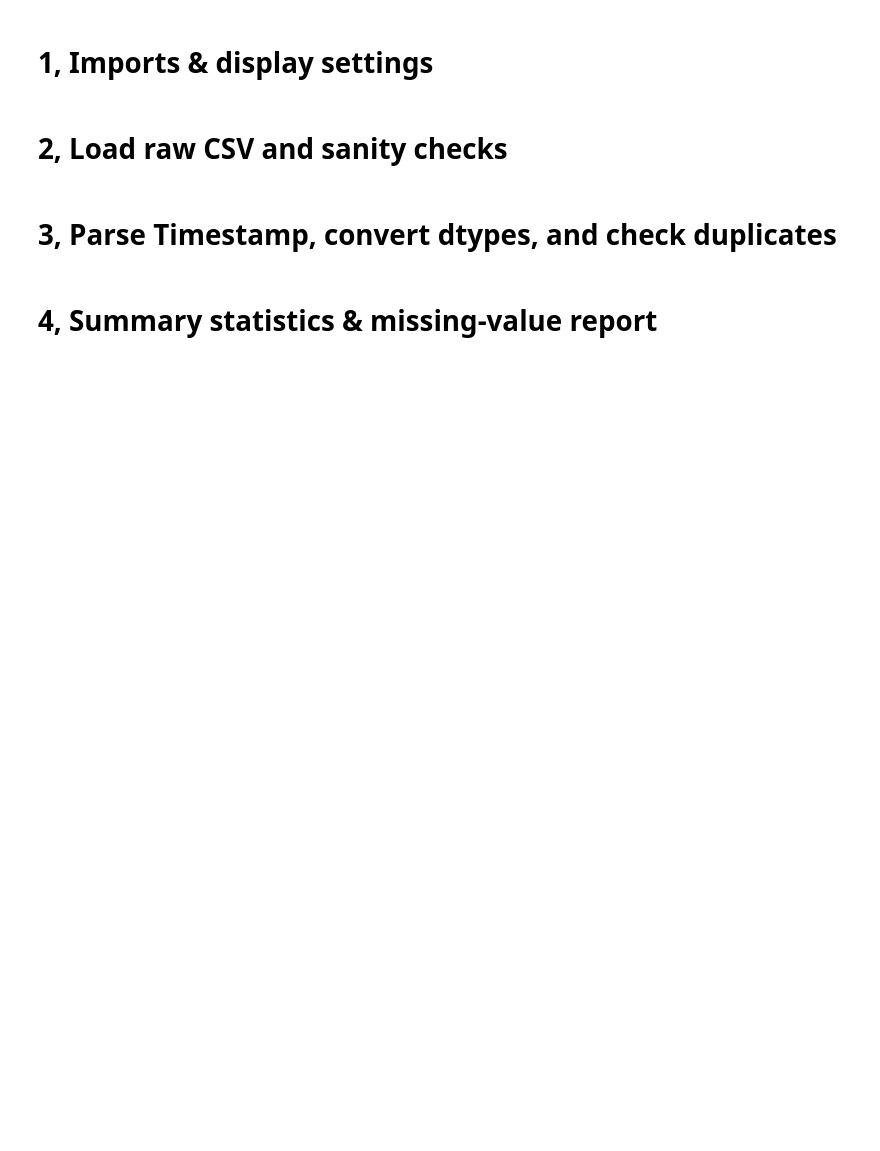
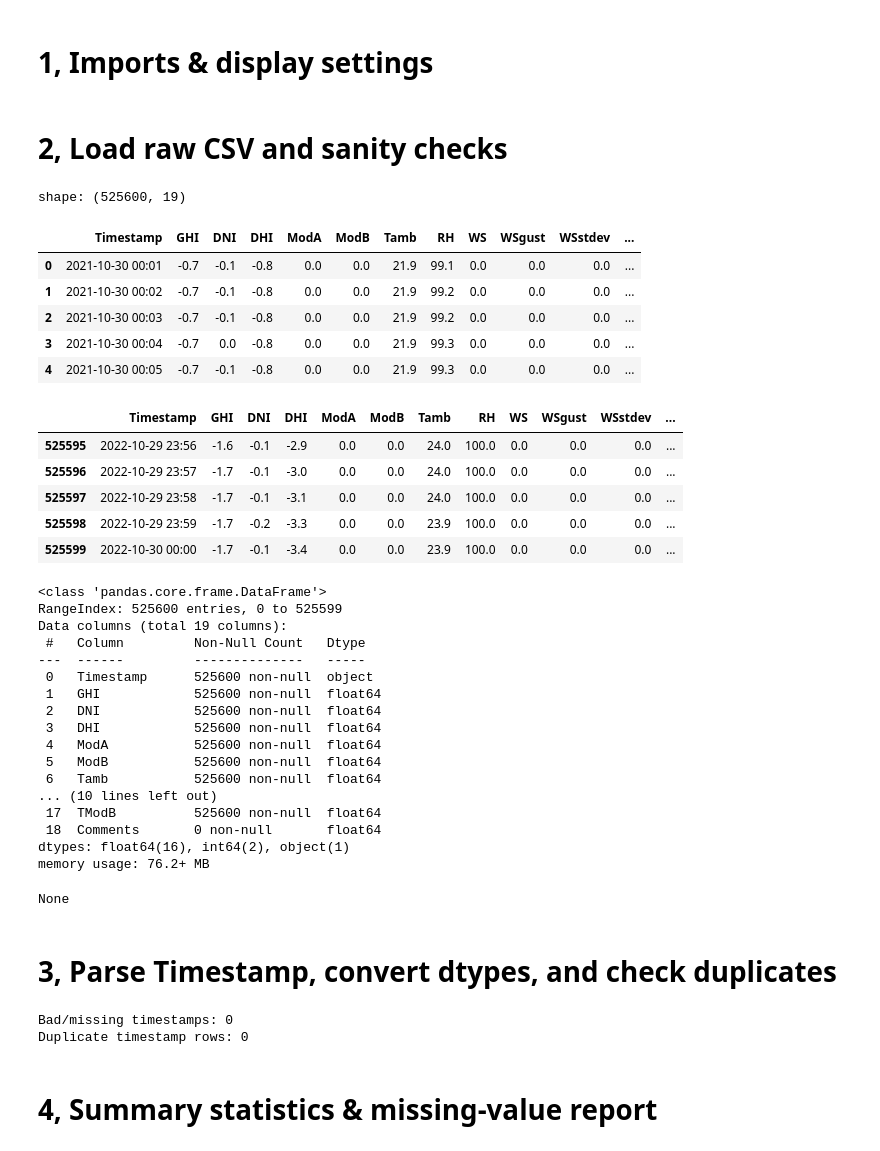
Before and after one commit to EdenFenta/solar-challenge-week0, a Jupyter notebook: notebooks/sierra_leone_eda.ipynb, the cells around one changed output. Saved outputs shown, nothing was run; the diff lists cells and outputs as text; code cells hidden in the pictures; blank space fills up the shorter version.

```diff
--- a/notebooks/sierra_leone_eda.ipynb
+++ b/notebooks/sierra_leone_eda.ipynb
@@ -14,16 +14,48 @@ sns.set_context('talk')
 # %% [markdown]
 # 2, Load raw CSV and sanity checks
 # %%
-raw_path = "../data/benin.csv"
+raw_path = "../data/sierra_leone.csv"
 if not os.path.exists(raw_path):
     raise FileNotFoundError(f"{raw_path} not found. Place raw CSV in data/")
 
 df = pd.read_csv(raw_path)
 
 print("shape:", df.shape)
 display(df.head())
 display(df.tail())
 display(df.info())
+# %% [output]
+shape: (525600, 19)
+|  | Timestamp | GHI | DNI | DHI | ModA | ModB | Tamb | RH | WS | WSgust | WSstdev | ... |
+| 0 | 2021-10-30 00:01 | -0.7 | -0.1 | -0.8 | 0.0 | 0.0 | 21.9 | 99.1 | 0.0 | 0.0 | 0.0 | ... |
+| 1 | 2021-10-30 00:02 | -0.7 | -0.1 | -0.8 | 0.0 | 0.0 | 21.9 | 99.2 | 0.0 | 0.0 | 0.0 | ... |
+| 2 | 2021-10-30 00:03 | -0.7 | -0.1 | -0.8 | 0.0 | 0.0 | 21.9 | 99.2 | 0.0 | 0.0 | 0.0 | ... |
+| 3 | 2021-10-30 00:04 | -0.7 | 0.0 | -0.8 | 0.0 | 0.0 | 21.9 | 99.3 | 0.0 | 0.0 | 0.0 | ... |
+| 4 | 2021-10-30 00:05 | -0.7 | -0.1 | -0.8 | 0.0 | 0.0 | 21.9 | 99.3 | 0.0 | 0.0 | 0.0 | ... |
+|  | Timestamp | GHI | DNI | DHI | ModA | ModB | Tamb | RH | WS | WSgust | WSstdev | ... |
+| 525595 | 2022-10-29 23:56 | -1.6 | -0.1 | -2.9 | 0.0 | 0.0 | 24.0 | 100.0 | 0.0 | 0.0 | 0.0 | ... |
+| 525596 | 2022-10-29 23:57 | -1.7 | -0.1 | -3.0 | 0.0 | 0.0 | 24.0 | 100.0 | 0.0 | 0.0 | 0.0 | ... |
+| 525597 | 2022-10-29 23:58 | -1.7 | -0.1 | -3.1 | 0.0 | 0.0 | 24.0 | 100.0 | 0.0 | 0.0 | 0.0 | ... |
+| 525598 | 2022-10-29 23:59 | -1.7 | -0.2 | -3.3 | 0.0 | 0.0 | 23.9 | 100.0 | 0.0 | 0.0 | 0.0 | ... |
+| 525599 | 2022-10-30 00:00 | -1.7 | -0.1 | -3.4 | 0.0 | 0.0 | 23.9 | 100.0 | 0.0 | 0.0 | 0.0 | ... |
+<class 'pandas.core.frame.DataFrame'>
+RangeIndex: 525600 entries, 0 to 525599
+Data columns (total 19 columns):
+ #   Column         Non-Null Count   Dtype
+---  ------         --------------   -----
+ 0   Timestamp      525600 non-null  object
+ 1   GHI            525600 non-null  float64
+ 2   DNI            525600 non-null  float64
+ 3   DHI            525600 non-null  float64
+ 4   ModA           525600 non-null  float64
+ 5   ModB           525600 non-null  float64
+ 6   Tamb           525600 non-null  float64
+... (10 lines left out)
+ 17  TModB          525600 non-null  float64
+ 18  Comments       0 non-null       float64
+dtypes: float64(16), int64(2), object(1)
+memory usage: 76.2+ MB
+None
 # %% [markdown]
 # 3, Parse Timestamp, convert dtypes, and check duplicates
 # %%
@@ -40,6 +72,9 @@ df = df.set_index('Timestamp')
 
 dups = df.index.duplicated().sum()
 print(f"Duplicate timestamp rows: {dups}")
+# %% [output]
+Bad/missing timestamps: 0
+Duplicate timestamp rows: 0
 # %% [markdown]
 # 4, Summary statistics & missing-value report
 # %%
```
Also changed, not shown: parts of 15 cells of this notebook.
